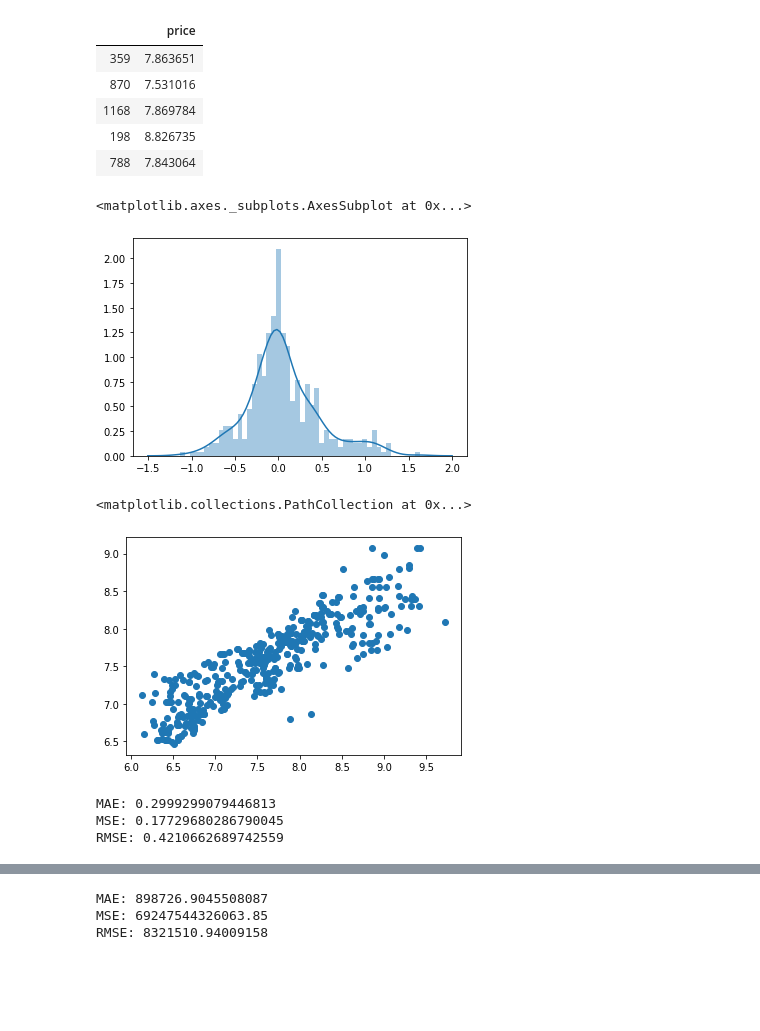
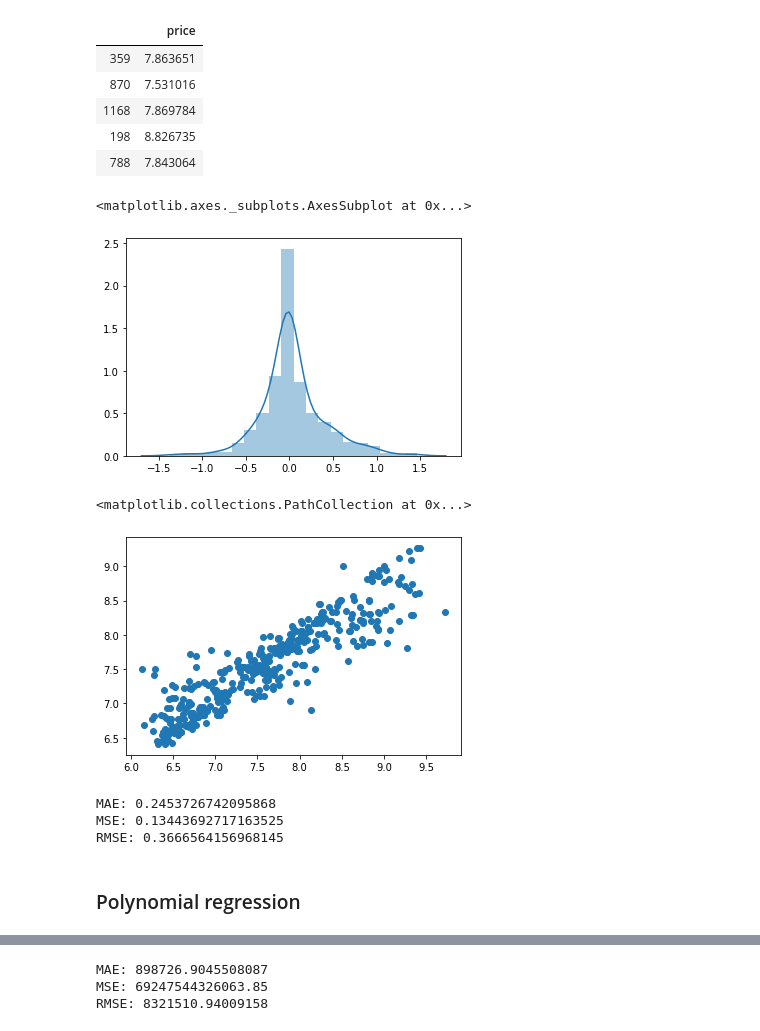
Before and after one commit to groverj2/diamond-price, a Jupyter notebook: diamond_manyfeat.ipynb, the cells around one changed output, grey strips where cells are left out. Saved outputs shown, nothing was run; the diff lists cells and outputs as text; code cells hidden in the pictures; blank space fills up the shorter version.

```diff
--- a/diamond_manyfeat.ipynb
+++ b/diamond_manyfeat.ipynb
@@ -518,9 +509,10 @@ X_test.head()
 | 788 | -0.616186 | 3 | 2 | 5 | 4.128746 | 4.025352 | 1 | 4 | 4 | 2 | 0 |
 # %%
 from sklearn.neighbors import KNeighborsRegressor
+from sklearn.model_selection import KFold
 
-reg_all = KNeighborsRegressor(n_neighbors = 8, metric = 'minkowski', p = 2)
-reg_all.fit(X_train,y_train)
-y_pred=reg_all.predict(X_test)
-y_pred[0:3]
+reg_all = KNeighborsRegressor(n_neighbors = 3, metric = 'minkowski', p = 2)
+kfold = KFold(n_splits=10)
+results = cross_val_score(reg_all, X_train, y_train, cv=kfold)
+print("Results: %.2f (%.2f) MSE" % (results.mean(), results.std()))
 # %% [output]
@@ -537,20 +527,20 @@ y_test.head()
 | 198 | 8.826735 |
 | 788 | 7.843064 |
 # %%
-sns.distplot(y_test-y_pred,bins=50)
+sns.distplot(y_test-y_pred,bins=20)
 # %% [output]
 <matplotlib.axes._subplots.AxesSubplot at 0x...>
-[figure, old version]
+[figure, new version]
 # %%
 plt.scatter(y_test,y_pred)
 # %% [output]
 <matplotlib.collections.PathCollection at 0x...>
-[figure, old version]
+[figure, new version]
 # %%
 print('MAE:', metrics.mean_absolute_error(y_test, y_pred))
 print('MSE:', metrics.mean_squared_error(y_test, y_pred))
 print('RMSE:', np.sqrt(metrics.mean_squared_error(y_test, y_pred)))
 # %% [output]
-MAE: 0.2999299079446813
-MSE: 0.17729680286790045
-RMSE: 0.4210662689742559
+MAE: 0.2453726742095868
+MSE: 0.13443692717163525
+RMSE: 0.3666564156968145
@@ -559,3 +547,5 @@ RMSE: 0.4210662689742559
+# %% [markdown]
+### Polynomial regression
 # %%
 from sklearn.preprocessing import PolynomialFeatures
 poly = PolynomialFeatures(degree = 2)
```
Also changed, not shown: parts of 33 cells of this notebook.
